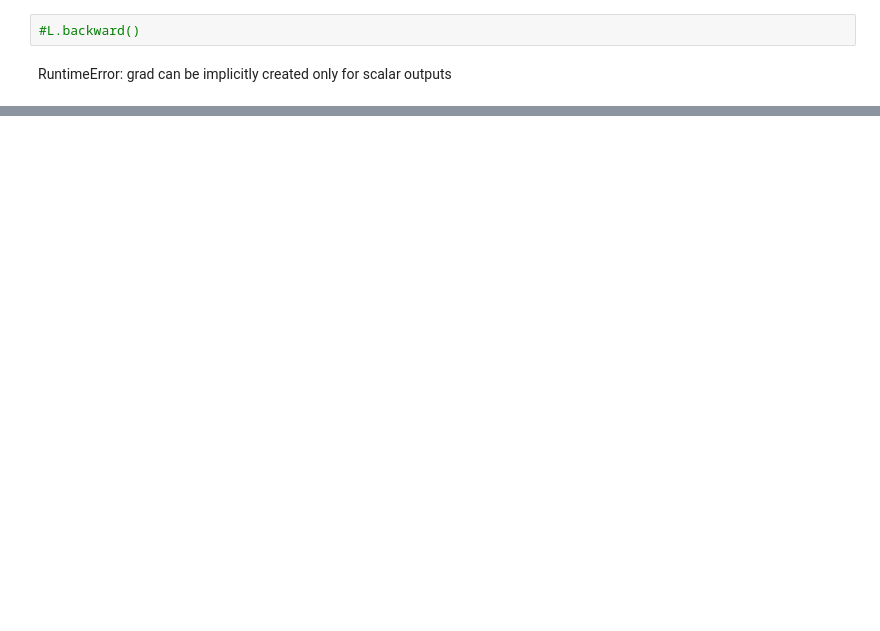
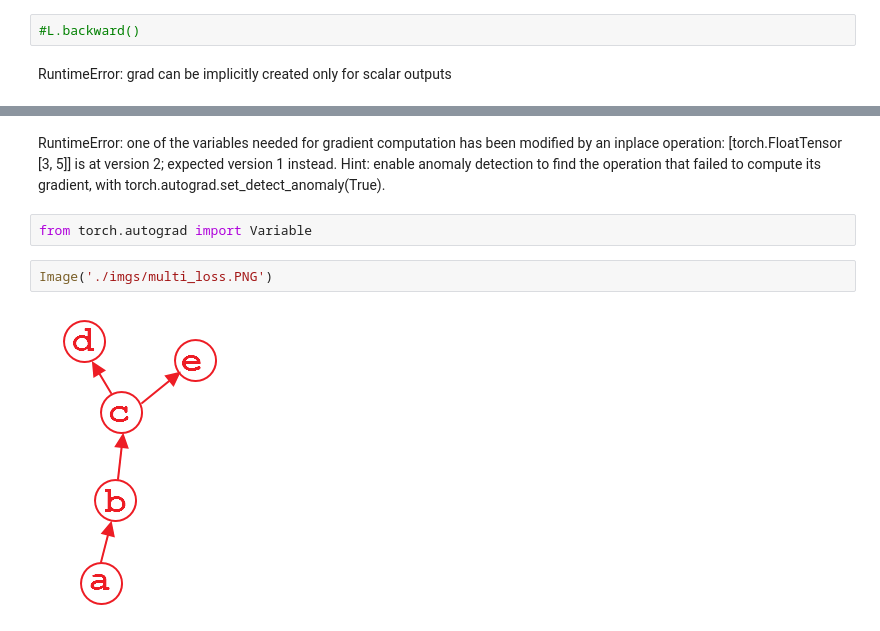
Before and after one commit to skyloevil/llm-scratch-pytorch, a Jupyter notebook: computation_gragh/computation_graph.ipynb, the cells around one changed output, grey strips where cells are left out. Saved outputs shown, nothing was run; the diff lists cells and outputs as text; blank space fills up the shorter version.

```diff
--- a/computation_gragh/computation_graph.ipynb
+++ b/computation_gragh/computation_graph.ipynb
@@ -165,0 +407,8 @@ tensor(88.3974, grad_fn=<SumBackward0>)
+# %% [markdown]
+RuntimeError: one of the variables needed for gradient computation has been modified by an inplace operation: [torch.FloatTensor [3, 5]] is at version 2; expected version 1 instead. Hint: enable anomaly detection to find the operation that failed to compute its gradient, with torch.autograd.set_detect_anomaly(True).
+# %%
+from torch.autograd import Variable
+# %%
+Image('./imgs/multi_loss.PNG')
+# %% [output]
+[figure, added]
```
Also changed, not shown: parts of 44 cells of this notebook.
